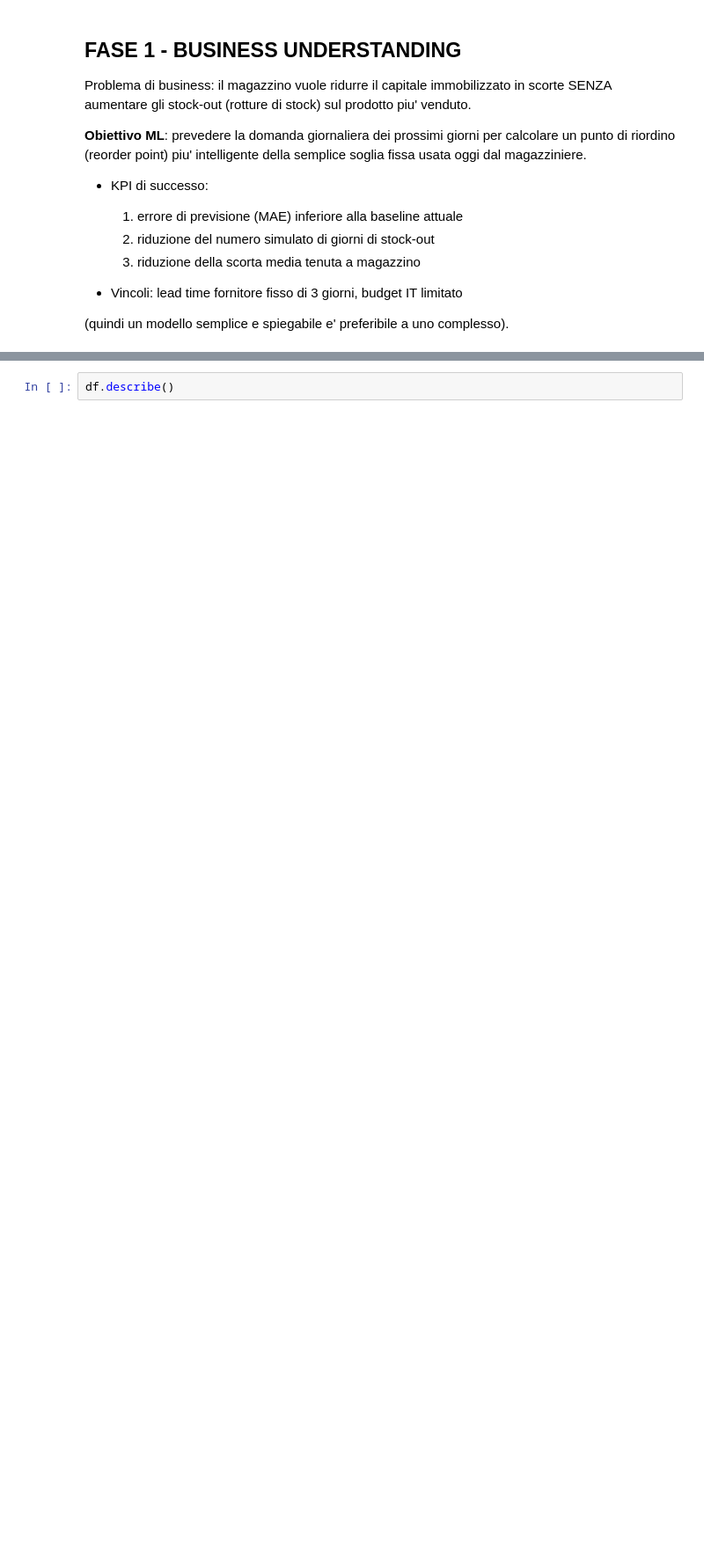
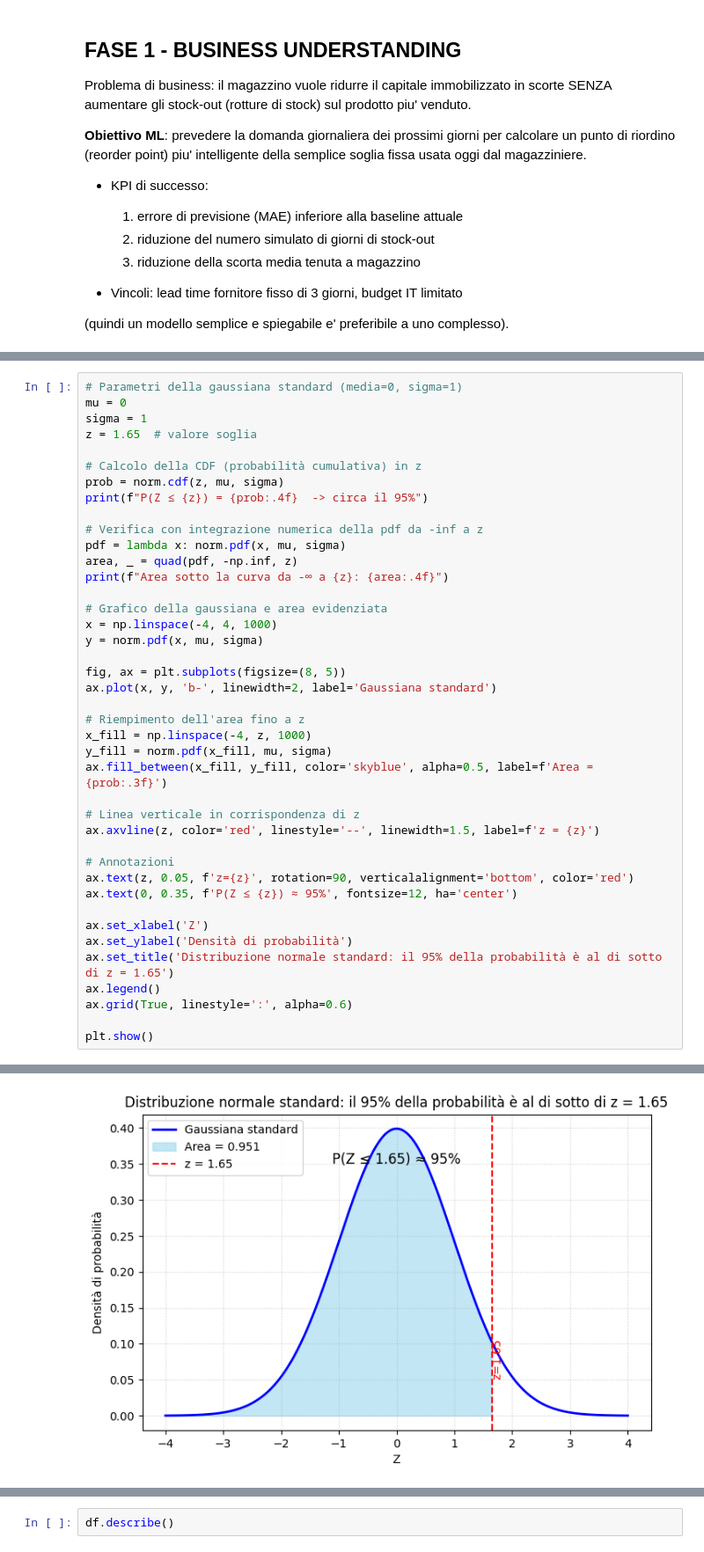
Before and after one commit to misterkilgore/machine_learning_4_pmi, a Jupyter notebook: scortemagazzino/magazzino.ipynb, the cells around one changed output, grey strips where cells are left out. Shown at 88% size. Saved outputs shown, nothing was run; the diff lists cells and outputs as text; blank space fills up the shorter version.

```diff
--- a/scortemagazzino/magazzino.ipynb
+++ b/scortemagazzino/magazzino.ipynb
@@ -41,0 +47,42 @@ LIVELLO_SERVIZIO_Z = 1.65     # z-score per un service level ~95%
+# %%
+# Parametri della gaussiana standard (media=0, sigma=1)
+mu = 0
+sigma = 1
+z = 1.65  # valore soglia
+
+# Calcolo della CDF (probabilità cumulativa) in z
+prob = norm.cdf(z, mu, sigma)
+print(f"P(Z ≤ {z}) = {prob:.4f}  -> circa il 95%")
+
+# Verifica con integrazione numerica della pdf da -inf a z
+pdf = lambda x: norm.pdf(x, mu, sigma)
+area, _ = quad(pdf, -np.inf, z)
+print(f"Area sotto la curva da -∞ a {z}: {area:.4f}")
+
+# Grafico della gaussiana e area evidenziata
+x = np.linspace(-4, 4, 1000)
+y = norm.pdf(x, mu, sigma)
+
+fig, ax = plt.subplots(figsize=(8, 5))
+ax.plot(x, y, 'b-', linewidth=2, label='Gaussiana standard')
+
+# Riempimento dell'area fino a z
+x_fill = np.linspace(-4, z, 1000)
+y_fill = norm.pdf(x_fill, mu, sigma)
+ax.fill_between(x_fill, y_fill, color='skyblue', alpha=0.5, label=f'Area = {prob:.3f}')
+
+# Linea verticale in corrispondenza di z
+ax.axvline(z, color='red', linestyle='--', linewidth=1.5, label=f'z = {z}')
+
+# Annotazioni
+ax.text(z, 0.05, f'z={z}', rotation=90, verticalalignment='bottom', color='red')
+ax.text(0, 0.35, f'P(Z ≤ {z}) ≈ 95%', fontsize=12, ha='center')
+
+ax.set_xlabel('Z')
+ax.set_ylabel('Densità di probabilità')
+ax.set_title('Distribuzione normale standard: il 95% della probabilità è al di sotto di z = 1.65')
+ax.legend()
+ax.grid(True, linestyle=':', alpha=0.6)
+
+plt.show()
+# %% [output]
@@ -42,3 +91,4 @@ LIVELLO_SERVIZIO_Z = 1.65     # z-score per un service level ~95%
+[figure, added]
 # %% [markdown]
 
 ## FASE 2 - DATA UNDERSTANDING
```
Also changed, not shown: parts of 15 cells of this notebook.
